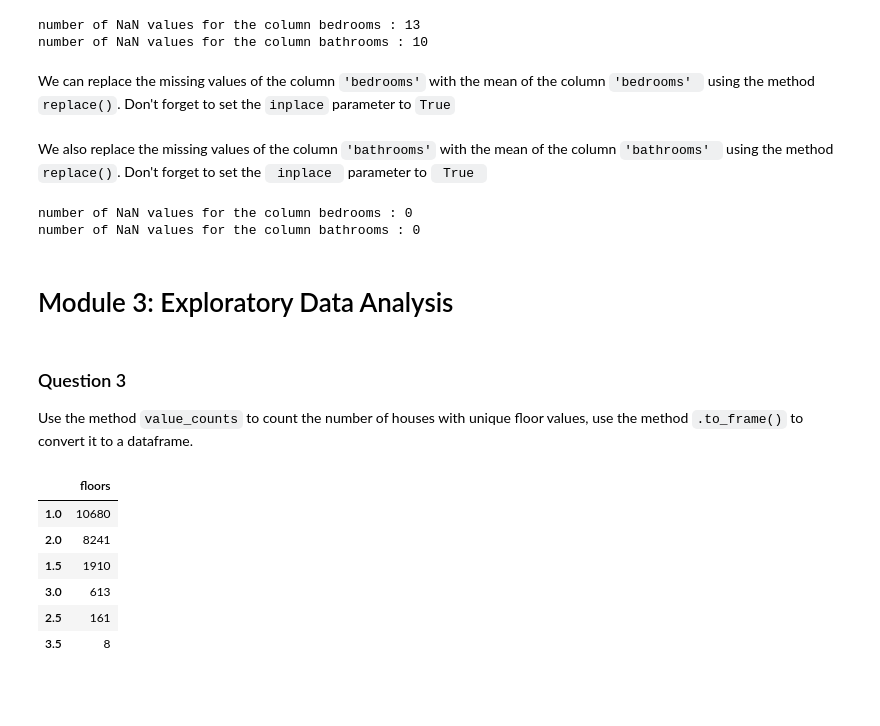
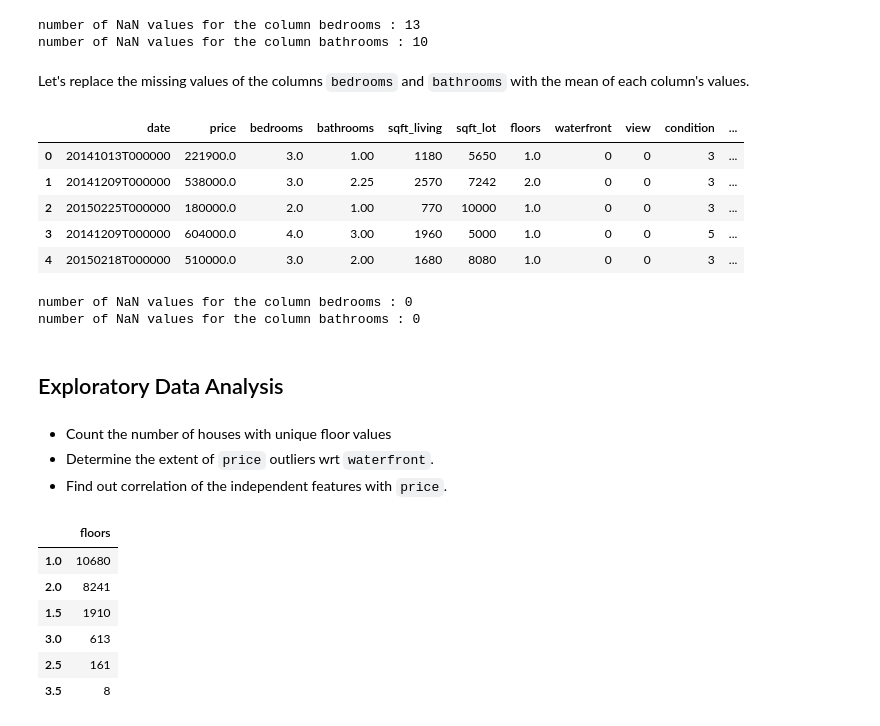
Before and after one commit to Aman-Tomer/-IBM-DS-Pro-Certificate-coursework, a Jupyter notebook: Housing_Prices.ipynb, the cells around one changed output. Saved outputs shown, nothing was run; the diff lists cells and outputs as text; code cells hidden in the pictures; blank space fills up the shorter version.

```diff
--- a/Housing_Prices.ipynb
+++ b/Housing_Prices.ipynb
@@ -156,6 +151,3 @@ print("number of NaN values for the column bathrooms :", df['bathrooms'].isnull(
 # %% [output]
 number of NaN values for the column bedrooms : 13
 number of NaN values for the column bathrooms : 10
-# %% [markdown]
-
-We can replace the missing values of the column <code>'bedrooms'</code> with the mean of the column  <code>'bedrooms' </code> using the method <code>replace()</code>. Don't forget to set the <code>inplace</code> parameter to <code>True</code>
@@ -165,3 +153,0 @@ df['bedrooms'].replace(np.nan,mean, inplace=True)
-# %% [markdown]
-
-We also replace the missing values of the column <code>'bathrooms'</code> with the mean of the column  <code>'bathrooms' </code> using the method <code>replace()</code>. Don't forget to set the <code> inplace </code>  parameter to <code> True </code>
@@ -171 +154,13 @@ df['bathrooms'].replace(np.nan,mean, inplace=True)
+# %% [markdown]
+Let's replace the missing values of the columns `bedrooms` and `bathrooms` with the mean of each column's values.
+# %%
+df.replace({'bedrooms': {np.nan: df['bedrooms'].mean()}, 'bathrooms': {np.nan: df['bathrooms'].mean()}}, inplace= True)    # or df.replace({'bedrooms': np.nan, 'bathrooms': np.nan}, {'bedrooms': df['bedrooms'].mean(), 'bathrooms': df['bathrooms'].mean()})
+df.head()
+# %% [output]
+|  | date | price | bedrooms | bathrooms | sqft_living | sqft_lot | floors | waterfront | view | condition | ... |
+| 0 | 20141013T000000 | 221900.0 | 3.0 | 1.00 | 1180 | 5650 | 1.0 | 0 | 0 | 3 | ... |
+| 1 | 20141209T000000 | 538000.0 | 3.0 | 2.25 | 2570 | 7242 | 2.0 | 0 | 0 | 3 | ... |
+| 2 | 20150225T000000 | 180000.0 | 2.0 | 1.00 | 770 | 10000 | 1.0 | 0 | 0 | 3 | ... |
+| 3 | 20141209T000000 | 604000.0 | 4.0 | 3.00 | 1960 | 5000 | 1.0 | 0 | 0 | 5 | ... |
+| 4 | 20150218T000000 | 510000.0 | 3.0 | 2.00 | 1680 | 8080 | 1.0 | 0 | 0 | 3 | ... |
 # %%
@@ -175,10 +170,11 @@ print("number of NaN values for the column bathrooms :", df['bathrooms'].isnull(
 number of NaN values for the column bedrooms : 0
 number of NaN values for the column bathrooms : 0
 # %% [markdown]
-# Module 3: Exploratory Data Analysis
+## Exploratory Data Analysis
-# %% [markdown]
-### Question 3
-Use the method <code>value_counts</code> to count the number of houses with unique floor values, use the method <code>.to_frame()</code> to convert it to a dataframe.
+# %% [markdown]
+*   Count the number of houses with unique floor values
+*   Determine the extent of `price` outliers wrt `waterfront`.
+*   Find out correlation of the independent features with `price`.
 # %%
 df["floors"].value_counts().to_frame()
 # %% [output]
```
Also changed, not shown: parts of 59 cells of this notebook.
